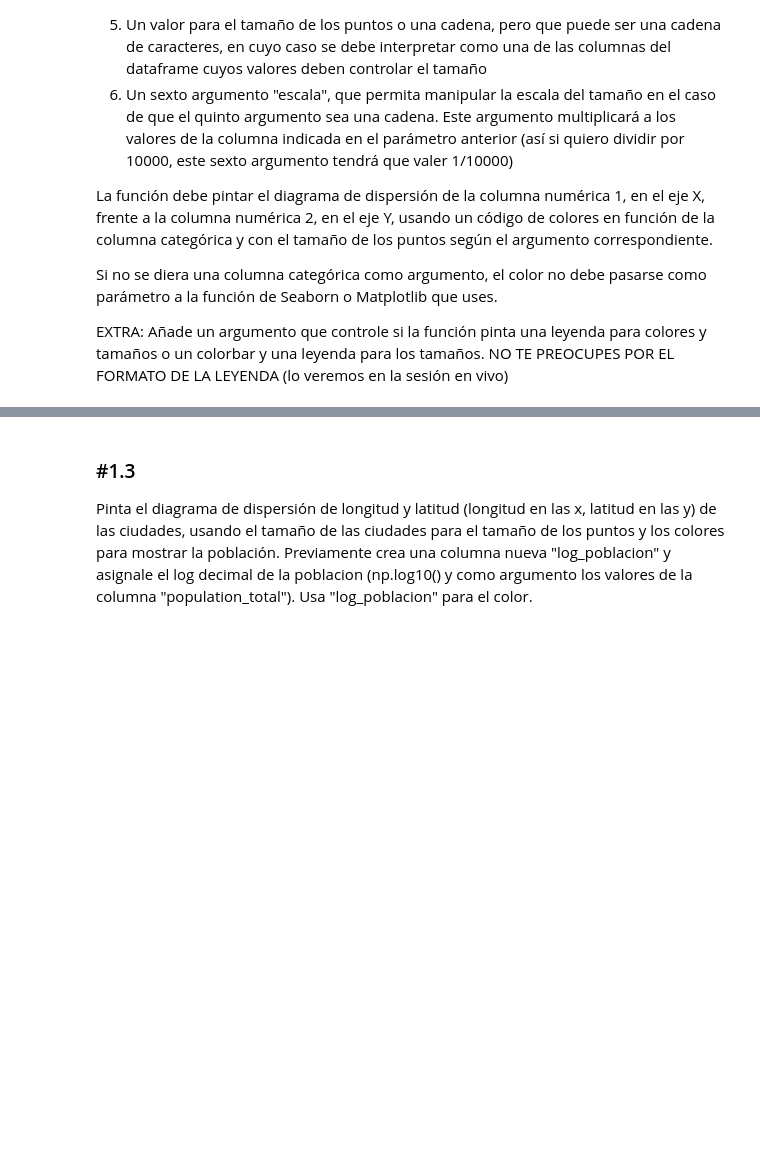
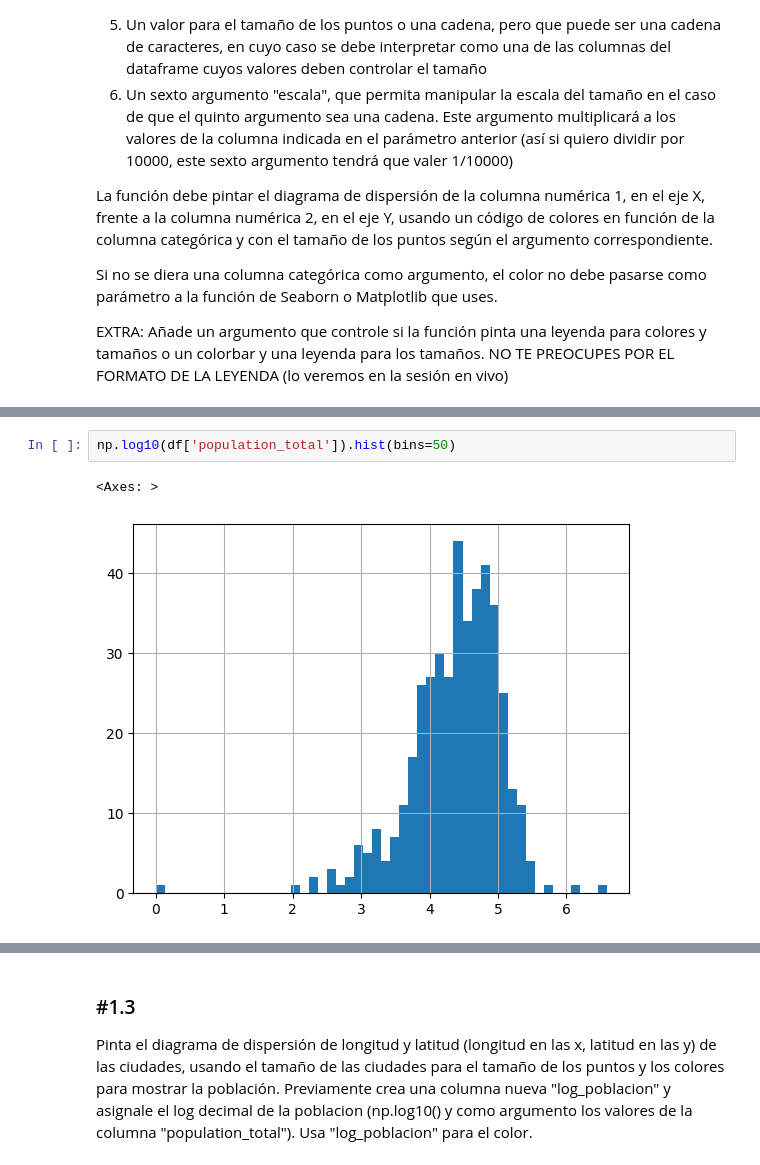
Before and after one commit to neural-insights/ONLINE_DS_THEBRIDGE_BOOTCAMP, a Jupyter notebook: 03_Analisis_de_Datos/Sprint_08/Unidad_02_Herramientas_Avanzadas_Presentaciones/Practica_Obligatoria/18_Practica_Obligatoria_Visualizacion_Presentacion.ipynb, the cells around one changed output, grey strips where cells are left out. Cells and saved outputs as stored; diff of their text form; blank space fills up the shorter version.

```diff
--- a/03_Analisis_de_Datos/Sprint_08/Unidad_02_Herramientas_Avanzadas_Presentaciones/Practica_Obligatoria/18_Practica_Obligatoria_Visualizacion_Presentacion.ipynb
+++ b/03_Analisis_de_Datos/Sprint_08/Unidad_02_Herramientas_Avanzadas_Presentaciones/Practica_Obligatoria/18_Practica_Obligatoria_Visualizacion_Presentacion.ipynb
@@ -122,0 +69,5 @@ pintar_dispersion(
+# %%
+np.log10(df['population_total']).hist(bins=50)
+# %% [output]
+<Axes: >
+[figure, added]
```
Also changed, not shown: parts of 16 cells of this notebook.
